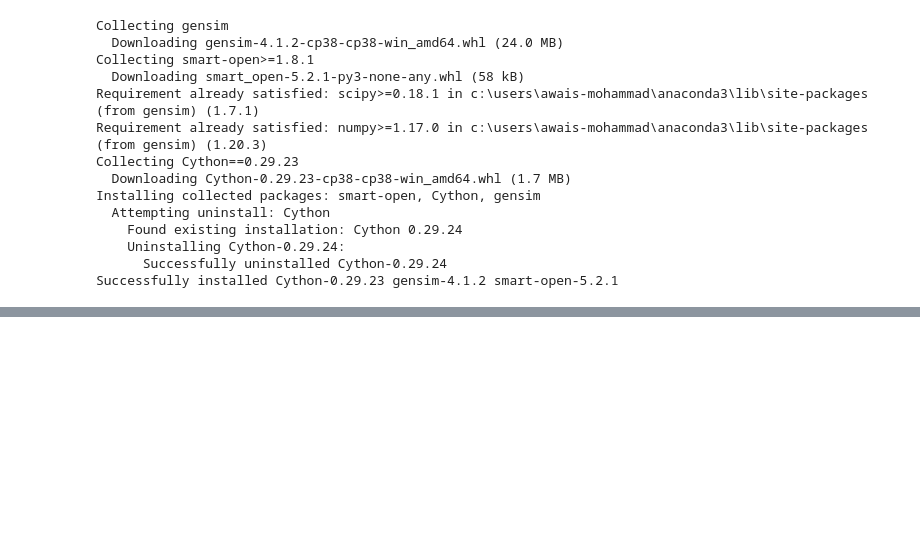
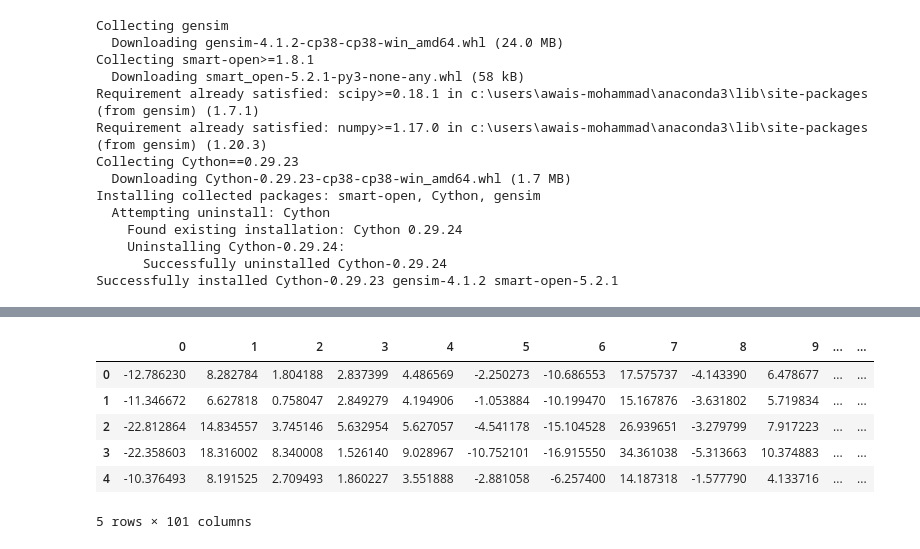
Before and after one commit to Awais-mohammad/Sentiment-Analysis, a Jupyter notebook: features.ipynb, the cells around one changed output, grey strips where cells are left out. Saved outputs shown, nothing was run; the diff lists cells and outputs as text; code cells hidden in the pictures; blank space fills up the shorter version.

```diff
--- a/features.ipynb
+++ b/features.ipynb
@@ -439,0 +457,24 @@ wordvec_df.to_csv('.\\features\\word2vec.csv',index=False)
+# %%
+def avgVectors(reviews):
+    counter = 0
+    review_feature_vecs = np.zeros((len(reviews),100), dtype='float32')
+    for review in reviews:
+        review_feature_vecs[counter] = makeFeatureVec(review)
+        counter = counter + 1
+    return review_feature_vecs
+# %%
+trainDataVecs = avgVectors(final)
+# %%
+word2VecFrame = pd.DataFrame(trainDataVecs)
+# %%
+word2VecFrame.insert(len(word2VecFrame.columns),'Sentiments',df['Sentiments'])
+# %%
+word2VecFrame.head()
+# %% [output]
+|  | 0 | 1 | 2 | 3 | 4 | 5 | 6 | 7 | 8 | 9 | ... | ... |
+| 0 | -12.786230 | 8.282784 | 1.804188 | 2.837399 | 4.486569 | -2.250273 | -10.686553 | 17.575737 | -4.143390 | 6.478677 | ... | ... |
+| 1 | -11.346672 | 6.627818 | 0.758047 | 2.849279 | 4.194906 | -1.053884 | -10.199470 | 15.167876 | -3.631802 | 5.719834 | ... | ... |
+| 2 | -22.812864 | 14.834557 | 3.745146 | 5.632954 | 5.627057 | -4.541178 | -15.104528 | 26.939651 | -3.279799 | 7.917223 | ... | ... |
+| 3 | -22.358603 | 18.316002 | 8.340008 | 1.526140 | 9.028967 | -10.752101 | -16.915550 | 34.361038 | -5.313663 | 10.374883 | ... | ... |
+| 4 | -10.376493 | 8.191525 | 2.709493 | 1.860227 | 3.551888 | -2.881058 | -6.257400 | 14.187318 | -1.577790 | 4.133716 | ... | ... |
+5 rows × 101 columns
```
Also changed, not shown: parts of 13 cells of this notebook, 2 other files.
